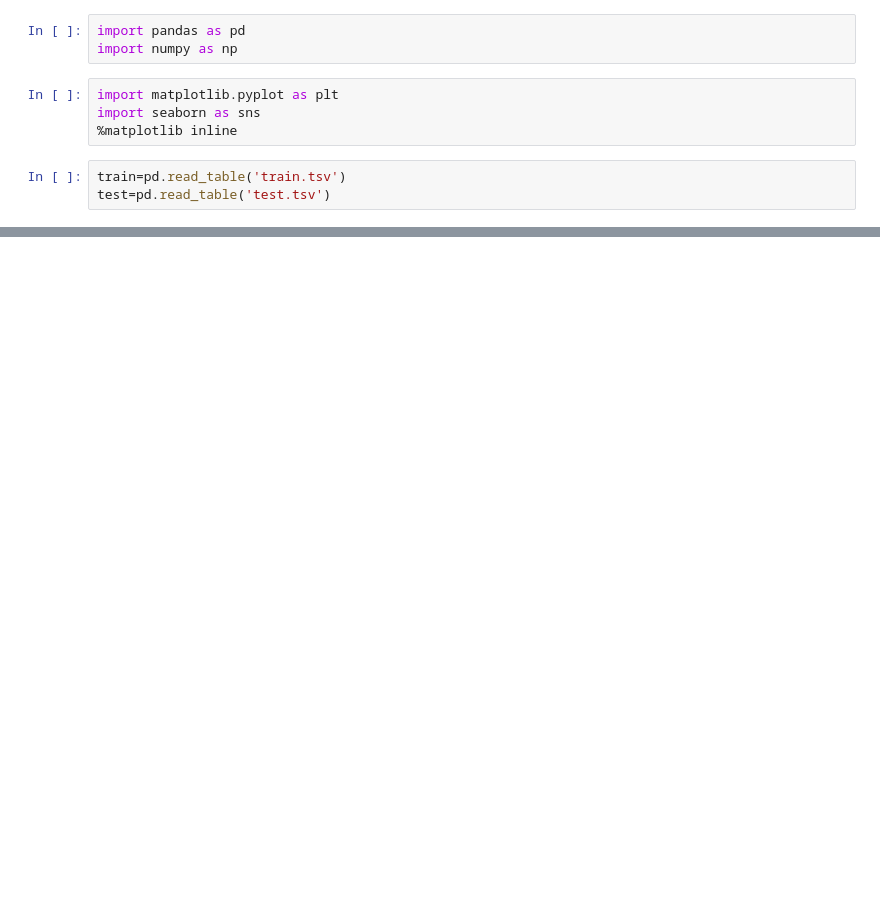
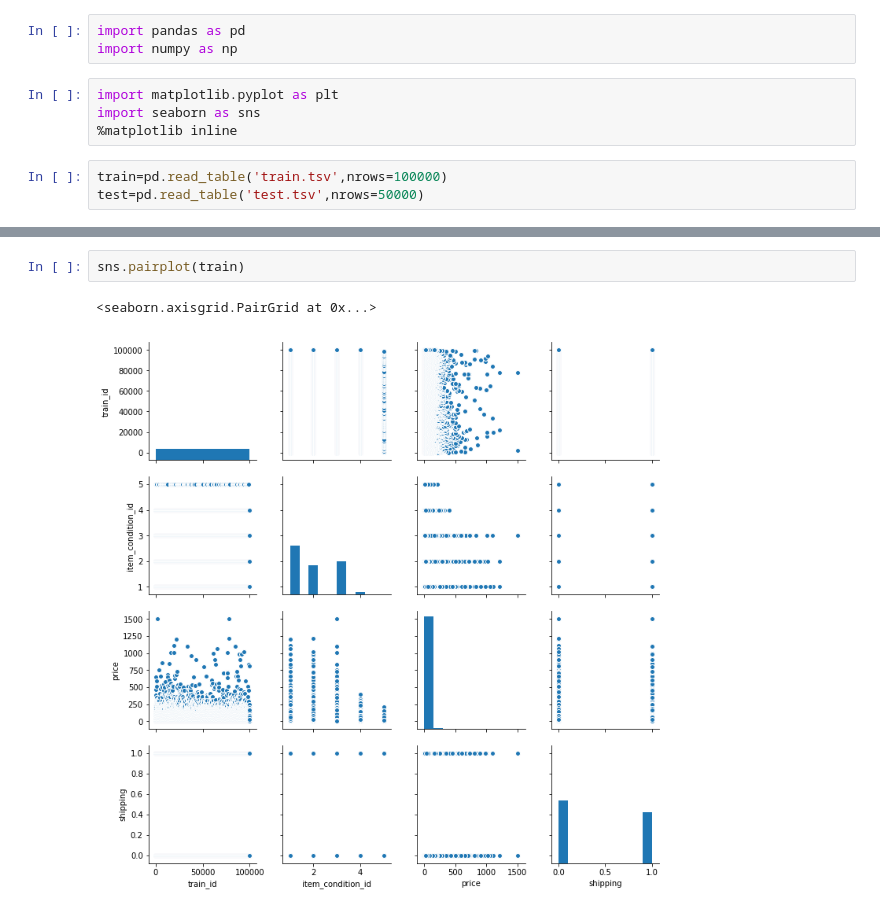
Before and after one commit to M-Younus/Mercari-Price-Suggestion-Challenge, a Jupyter notebook: main.ipynb, the cells around one changed output, grey strips where cells are left out. Cells and saved outputs as stored; diff of their text form; blank space fills up the shorter version.

```diff
--- a/main.ipynb
+++ b/main.ipynb
@@ -6,8 +6,8 @@ import matplotlib.pyplot as plt
 import seaborn as sns
 %matplotlib inline
 # %%
-train=pd.read_table('train.tsv')
-test=pd.read_table('test.tsv')
+train=pd.read_table('train.tsv',nrows=100000)
+test=pd.read_table('test.tsv',nrows=50000)
 # %%
 train.sample(2)
 # %% [output]
@@ -32,0 +80,5 @@ memory usage: 90.5+ MB
+# %%
+sns.pairplot(train)
+# %% [output]
+<seaborn.axisgrid.PairGrid at 0x...>
+[figure, added]
```
Also changed, not shown: parts of 12 cells of this notebook.
